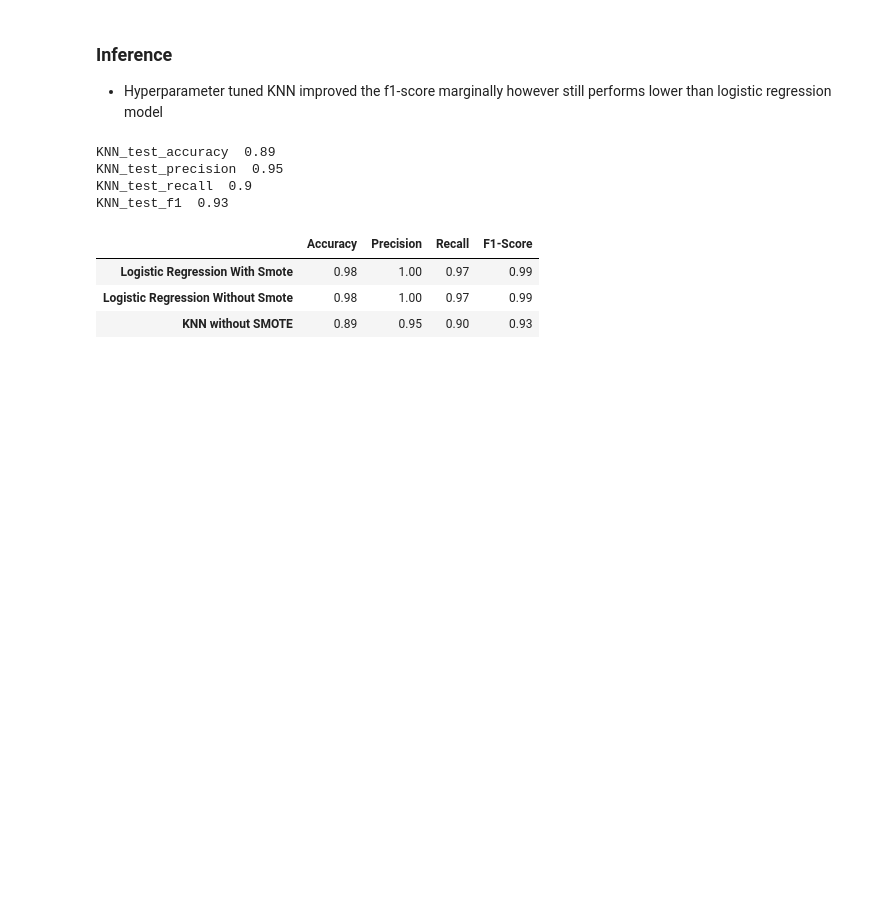
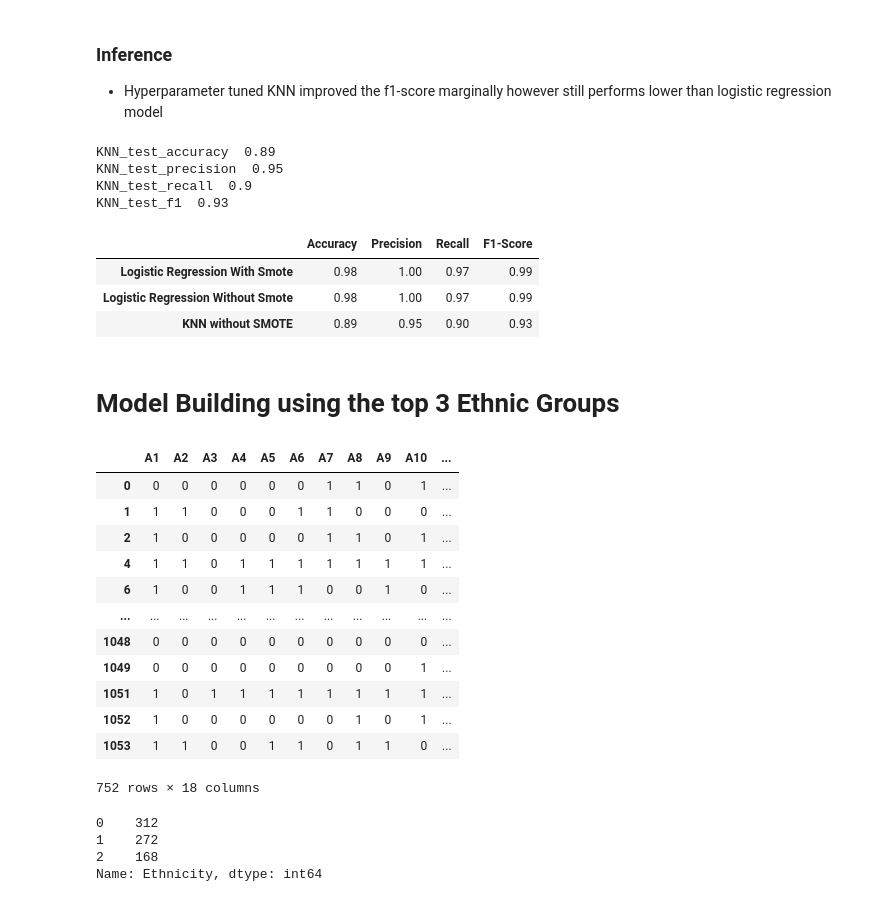
Before and after one commit to mp-balaji/Predicting-Autism-in-Toddlers-through-Machine-Learning, a Jupyter notebook: Balaji_MP_ASD_Prediction_EDA.ipynb, the cells around one changed output. Saved outputs shown, nothing was run; the diff lists cells and outputs as text; code cells hidden in the pictures; blank space fills up the shorter version.

```diff
--- a/Balaji_MP_ASD_Prediction_EDA.ipynb
+++ b/Balaji_MP_ASD_Prediction_EDA.ipynb
@@ -533,6 +533,8 @@ df_Yes[df_Yes['Ethnicity'].isin(['White European','asian','middle eastern'])].sh
 * These three groups combined represent 75.9% of all toddlers who have been diagnosed with ASD.
 # %% [markdown]
 # Encoding of the features
+# %%
+df_Ethnic = df[df['Ethnicity'].isin(['White European','asian','middle eastern'])]
 # %%
 df.info()
 # %% [output]
@@ -1123,3 +1125,28 @@ metrics.T
 | Logistic Regression With Smote | 0.98 | 1.00 | 0.97 | 0.99 |
 | Logistic Regression Without Smote | 0.98 | 1.00 | 0.97 | 0.99 |
 | KNN without SMOTE | 0.89 | 0.95 | 0.90 | 0.93 |
+# %% [markdown]
+# Model Building using the top 3 Ethnic Groups
+# %%
+df_Ethnic
+# %% [output]
+|  | A1 | A2 | A3 | A4 | A5 | A6 | A7 | A8 | A9 | A10 | ... |
+| 0 | 0 | 0 | 0 | 0 | 0 | 0 | 1 | 1 | 0 | 1 | ... |
+| 1 | 1 | 1 | 0 | 0 | 0 | 1 | 1 | 0 | 0 | 0 | ... |
+| 2 | 1 | 0 | 0 | 0 | 0 | 0 | 1 | 1 | 0 | 1 | ... |
+| 4 | 1 | 1 | 0 | 1 | 1 | 1 | 1 | 1 | 1 | 1 | ... |
+| 6 | 1 | 0 | 0 | 1 | 1 | 1 | 0 | 0 | 1 | 0 | ... |
+| ... | ... | ... | ... | ... | ... | ... | ... | ... | ... | ... | ... |
+| 1048 | 0 | 0 | 0 | 0 | 0 | 0 | 0 | 0 | 0 | 0 | ... |
+| 1049 | 0 | 0 | 0 | 0 | 0 | 0 | 0 | 0 | 0 | 1 | ... |
+| 1051 | 1 | 0 | 1 | 1 | 1 | 1 | 1 | 1 | 1 | 1 | ... |
+| 1052 | 1 | 0 | 0 | 0 | 0 | 0 | 0 | 1 | 0 | 1 | ... |
+| 1053 | 1 | 1 | 0 | 0 | 1 | 1 | 0 | 1 | 1 | 0 | ... |
+752 rows × 18 columns
+# %%
+df_Ethnic['Ethnicity'].value_counts()
+# %% [output]
+0    312
+1    272
+2    168
+Name: Ethnicity, dtype: int64
```
Also changed, not shown: parts of 29 cells of this notebook.
